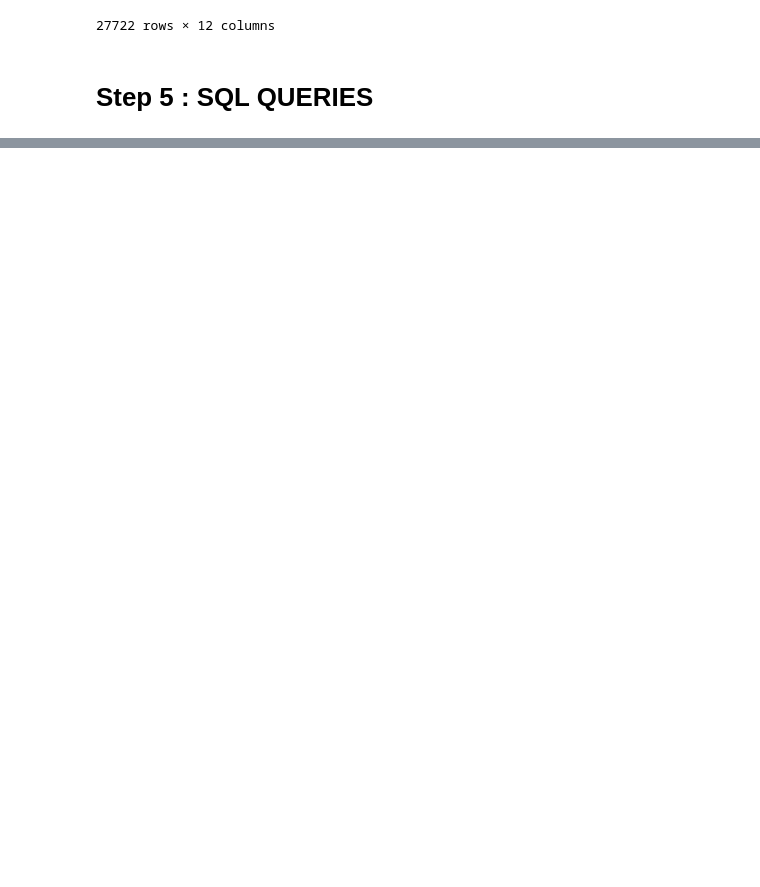
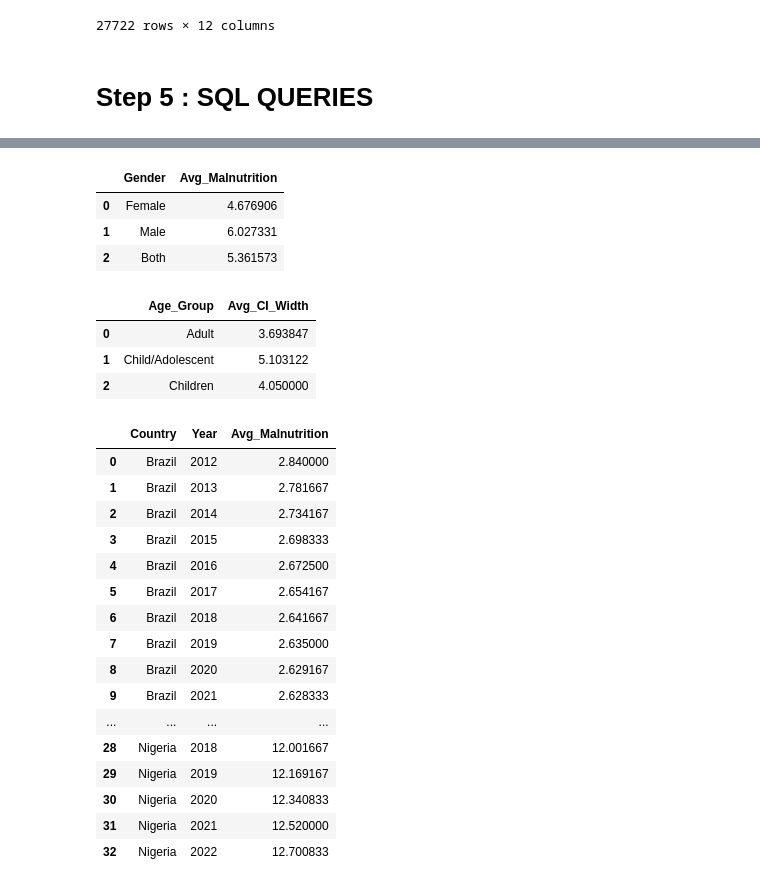
Before and after one commit to VasanthPrakasam/Project-Nutrition-Paradox-A-Global-View-on-Obesity-and-Malnutrition, a Jupyter notebook: Nutrition_Paradox_SQL_Operation.ipynb, the cells around one changed output, grey strips where cells are left out. Drawn from its saved outputs; the diff is of its cells as text; code cells hidden in the pictures; blank space fills up the shorter version.

```diff
--- a/Nutrition_Paradox_SQL_Operation.ipynb
+++ b/Nutrition_Paradox_SQL_Operation.ipynb
@@ -949,0 +1253,51 @@ df_malnutrition_sql.to_csv('final_malnutrition.csv', index=False)
+# %%
+querym4 = ("""
+SELECT Gender, AVG(Mean_Estimate) AS Avg_Malnutrition
+FROM Malnutrition
+GROUP BY Gender;
+""")
+show_query(querym4)
+# %% [output]
+|  | Gender | Avg_Malnutrition |
+| 0 | Female | 4.676906 |
+| 1 | Male | 6.027331 |
+| 2 | Both | 5.361573 |
+# %%
+querym5 = ("""
+SELECT Age_Group, AVG(CI_Width) AS Avg_CI_Width
+FROM Malnutrition
+GROUP BY Age_Group;
+""")
+show_query(querym5)
+# %% [output]
+|  | Age_Group | Avg_CI_Width |
+| 0 | Adult | 3.693847 |
+| 1 | Child/Adolescent | 5.103122 |
+| 2 | Children | 4.050000 |
+# %%
+querym6 = ("""
+SELECT Country, Year, AVG(Mean_Estimate) AS Avg_Malnutrition
+FROM Malnutrition
+WHERE Country IN ('India', 'Nigeria', 'Brazil')
+GROUP BY Country, Year
+ORDER BY Country, Year;
+""")
+show_query(querym6)
+# %% [output]
+|  | Country | Year | Avg_Malnutrition |
+| 0 | Brazil | 2012 | 2.840000 |
+| 1 | Brazil | 2013 | 2.781667 |
+| 2 | Brazil | 2014 | 2.734167 |
+| 3 | Brazil | 2015 | 2.698333 |
+| 4 | Brazil | 2016 | 2.672500 |
+| 5 | Brazil | 2017 | 2.654167 |
+| 6 | Brazil | 2018 | 2.641667 |
+| 7 | Brazil | 2019 | 2.635000 |
+| 8 | Brazil | 2020 | 2.629167 |
+| 9 | Brazil | 2021 | 2.628333 |
+| ... | ... | ... | ... |
+| 28 | Nigeria | 2018 | 12.001667 |
+| 29 | Nigeria | 2019 | 12.169167 |
+| 30 | Nigeria | 2020 | 12.340833 |
+| 31 | Nigeria | 2021 | 12.520000 |
+| 32 | Nigeria | 2022 | 12.700833 |
```
Also changed, not shown: parts of 84 cells of this notebook.
